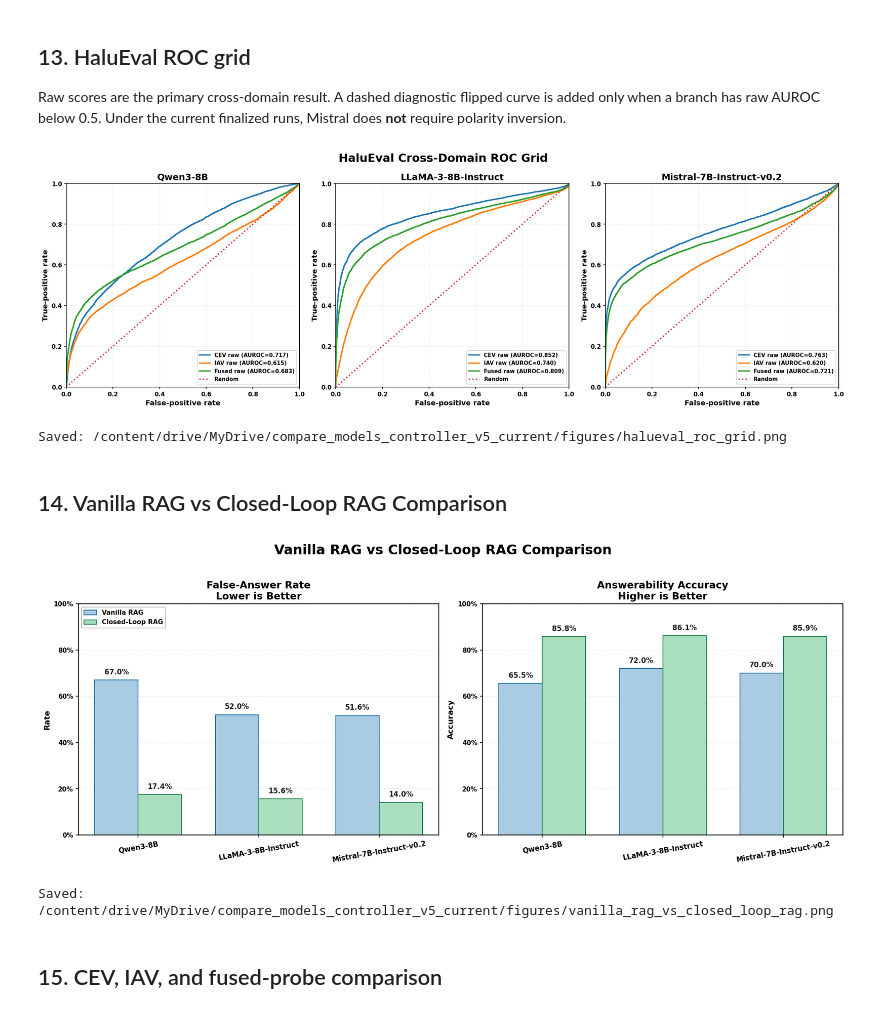
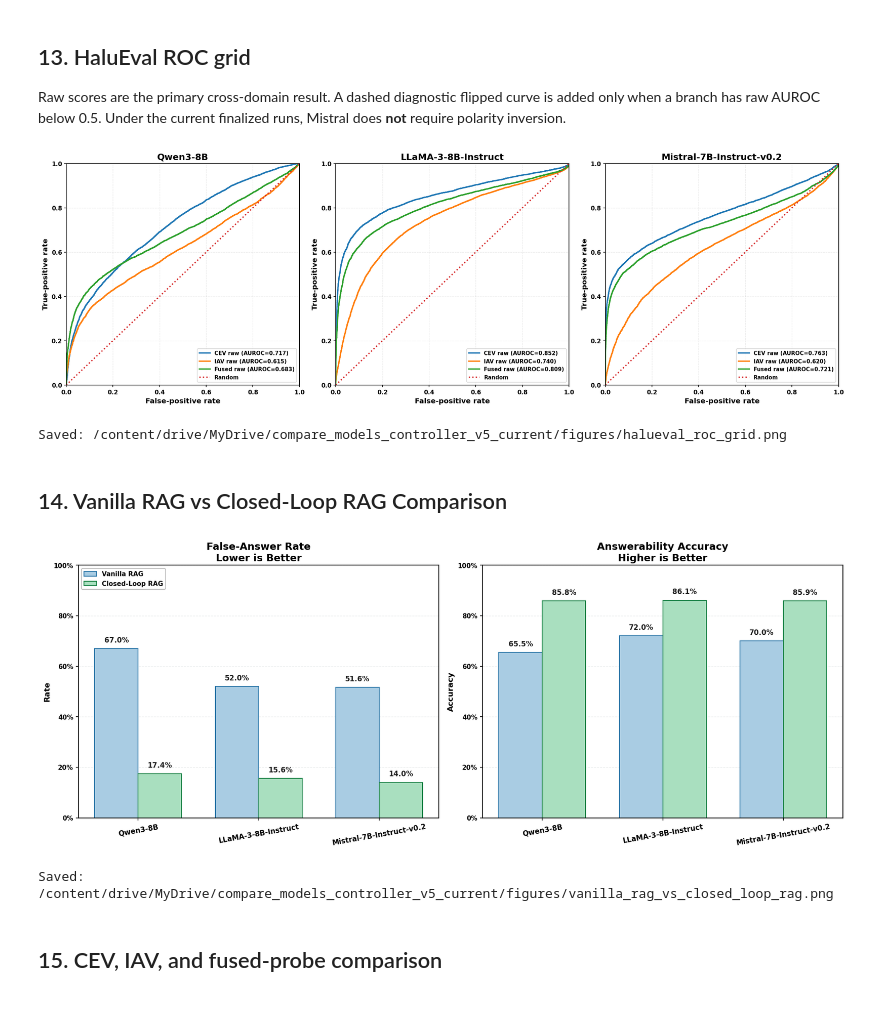
Before and after one commit to MD-Junayed000/CLosed_Loop_LLM, a Jupyter notebook: compare_models_current_controller.ipynb, the cells around one changed output. Cells and saved outputs as stored; diff of their text form; code cells hidden in the pictures.

```diff
--- a/compare_models_current_controller.ipynb
+++ b/compare_models_current_controller.ipynb
@@ -907,10 +955,6 @@ cross_model_summary_df.to_csv(
 # %% [markdown]
 ## 8. Varied Controller-demonstrations and end-user responses
 # %%
-# ============================================================
-# Paper-ready varied Controller-v5 demonstrations
-# ============================================================
-
 import ast as python_ast
 import json
 from pathlib import Path
@@ -1045,9 +1089,8 @@ for model_name in MODEL_ORDER:
         ARTIFACTS[
             model_name
         ][
-            "base_dir"
-        ]
-        / "controller_v5_squadv2_paper_ablation_outputs"
+            "base_dir"]
+        / "controller_squadv2_paper_ablation_outputs"
         / "controller_demonstrations"
         / "squad_v2_varied_controller_demonstrations.json"
     )
@@ -2116,7 +2154,6 @@ prior_work = {
     },
     "SAPLMA": {
         "Mistral-7B-Instruct-v0.2": 0.807,
-        "LLaMA-3-8B-Instruct": 0.760,
     },
 }
 
@@ -2213,13 +2250,8 @@ df_prior = pd.DataFrame({
     "mistral-7b": [
         (
             mistral_fused_auroc
-            if method_name
-            == "Ours (Fused Probe)"
-            else prior_work[
-                method_name
-            ][
-                "Mistral-7B-Instruct-v0.2"
-            ]
+            if method_name == "Ours (Fused Probe)"
+            else prior_work[method_name].get("Mistral-7B-Instruct-v0.2", np.nan)
         )
         for method_name
         in methods_plot
@@ -2228,13 +2260,8 @@ df_prior = pd.DataFrame({
     "llama-3-8b-instruct": [
         (
             llama_fused_auroc
-            if method_name
-            == "Ours (Fused Probe)"
-            else prior_work[
-                method_name
-            ][
-                "LLaMA-3-8B-Instruct"
-            ]
+            if method_name == "Ours (Fused Probe)"
+            else prior_work[method_name].get("LLaMA-3-8B-Instruct", np.nan)
         )
         for method_name
         in methods_plot
@@ -2507,15 +2534,7 @@ ax.set_ylim(
     0.96,
 )
 
-ax.set_title(
-    (
-        "Published Baselines vs. Proposed "
-        "Fused Probe on RAGTruth"
-    ),
-    fontsize=17,
-    fontweight="bold",
-    pad=14,
-)
+
 
 
 ax.grid(
@@ -3486,11 +3845,7 @@ for axis, model_name in zip(
         fontsize=9,
     )
 
-fig.suptitle(
-    "HaluEval Cross-Domain ROC Grid",
-    fontsize=19,
-    fontweight="bold",
-)
+
 fig.tight_layout()
 
 halueval_roc_figure = save_figure(
@@ -3498,7 +3853,7 @@ halueval_roc_figure = save_figure(
     "halueval_roc_grid.png",
 )
 # %% [output]
-[figure, old version]
+[figure, new version]
 Saved: /content/drive/MyDrive/compare_models_controller_v5_current/figures/halueval_roc_grid.png
 # %% [markdown]
 ## 14. Vanilla RAG vs Closed-Loop RAG Comparison
@@ -3738,40 +4093,34 @@ axes[0].set_ylabel(
 
 
 axes[1].set_title(
     "Answerability Accuracy\nHigher is Better",
     fontsize=14,
     fontweight="bold",
 )
 
 axes[1].set_ylabel(
     "Accuracy",
     fontsize=11,
     fontweight="bold",
 )
 
 
 # ============================================================
 # 9. Main title
 # ============================================================
-fig.suptitle(
-    "Vanilla RAG vs Closed-Loop RAG Comparison",
-    fontsize=19,
-    fontweight="bold",
-    y=1.02,
-)
 
 fig.tight_layout()
 
 
 # ============================================================
 # 10. Save figure
 # ============================================================
 vanilla_closed_loop_figure = save_figure(
     fig,
     "vanilla_rag_vs_closed_loop_rag.png",
 )
 # %% [output]
-[figure, old version]
+[figure, new version]
 Saved: /content/drive/MyDrive/compare_models_controller_v5_current/figures/vanilla_rag_vs_closed_loop_rag.png
 # %% [markdown]
 ## 15. CEV, IAV, and fused-probe comparison
```
Also changed, not shown: parts of 10 cells of this notebook, 3 other files.
